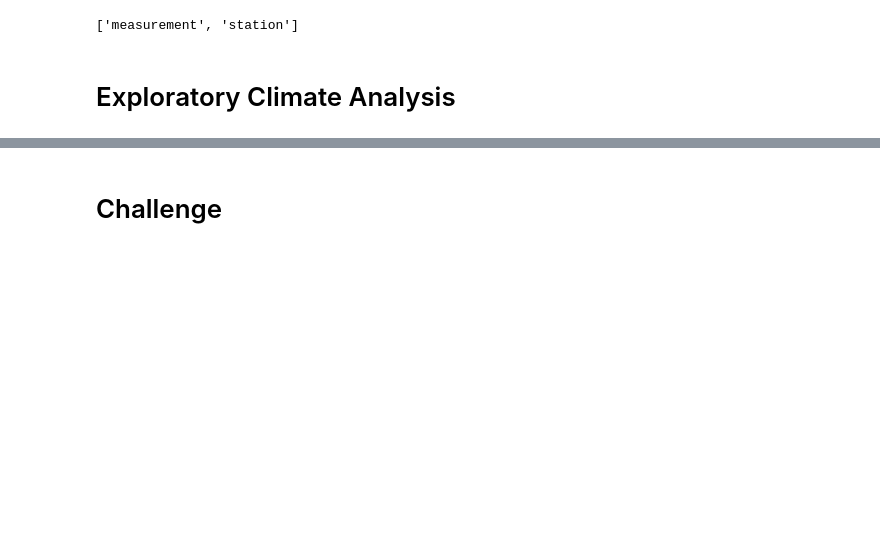
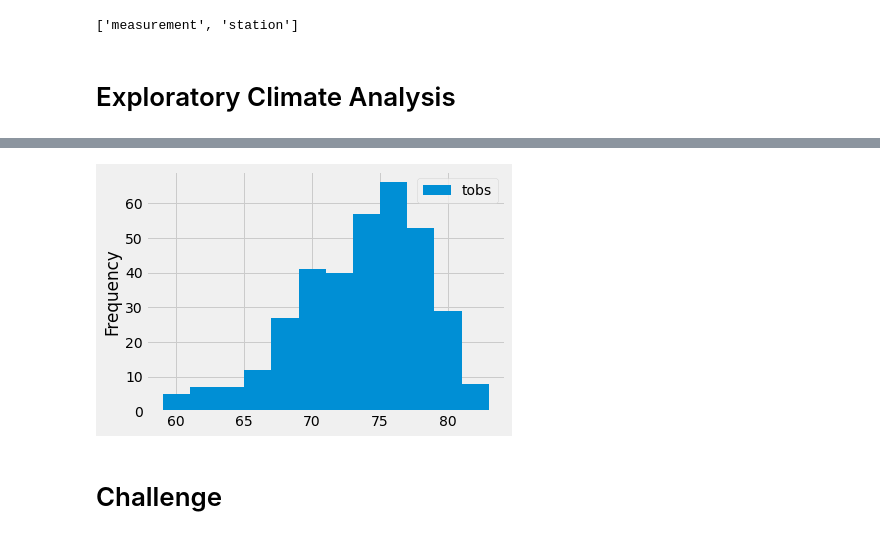
Before and after one commit to kareng013/surfs_up, a Jupyter notebook: climate_analysis.ipynb, the cells around one changed output, grey strips where cells are left out. Cells and saved outputs as stored; diff of their text form; code cells hidden in the pictures; blank space fills up the shorter version.

```diff
--- a/climate_analysis.ipynb
+++ b/climate_analysis.ipynb
@@ -73,3 +155,12 @@ session = Session(engine)
 # %%
 # Choose the station with the highest number of temperature observations.
-# Query the last 12 months of temperature observation data for this station and plot the results as a histogram
+# Query the last 12 months of temperature observation data for this station
+
+results = session.query(Measurement.tobs).\
+filter(Measurement.station == 'USC00519281').\
+filter(Measurement.date >= prev_year).all()
+
+df = pd.DataFrame(results, columns=['tobs'])
+
+#Print wthout the index column
+print(df.to_string(index=False))
@@ -76,3 +185,11 @@ session = Session(engine)
+# %%
+#Plot the results as a histogram (Range of data separated into diff bins)
+#Recommended to stay within range of 5-20 bins, find good fit that reps the data well
+
+df.plot.hist(bins=12)
+plt.tight_layout()
+# %% [output]
+[figure, added]
 # %%
 # Write a function called `calc_temps` that will accept start date and end date in the format '%Y-%m-%d'
 # and return the minimum, average, and maximum temperatures for that range of dates
```
Also changed, not shown: parts of 8 cells of this notebook, 1 other file.
